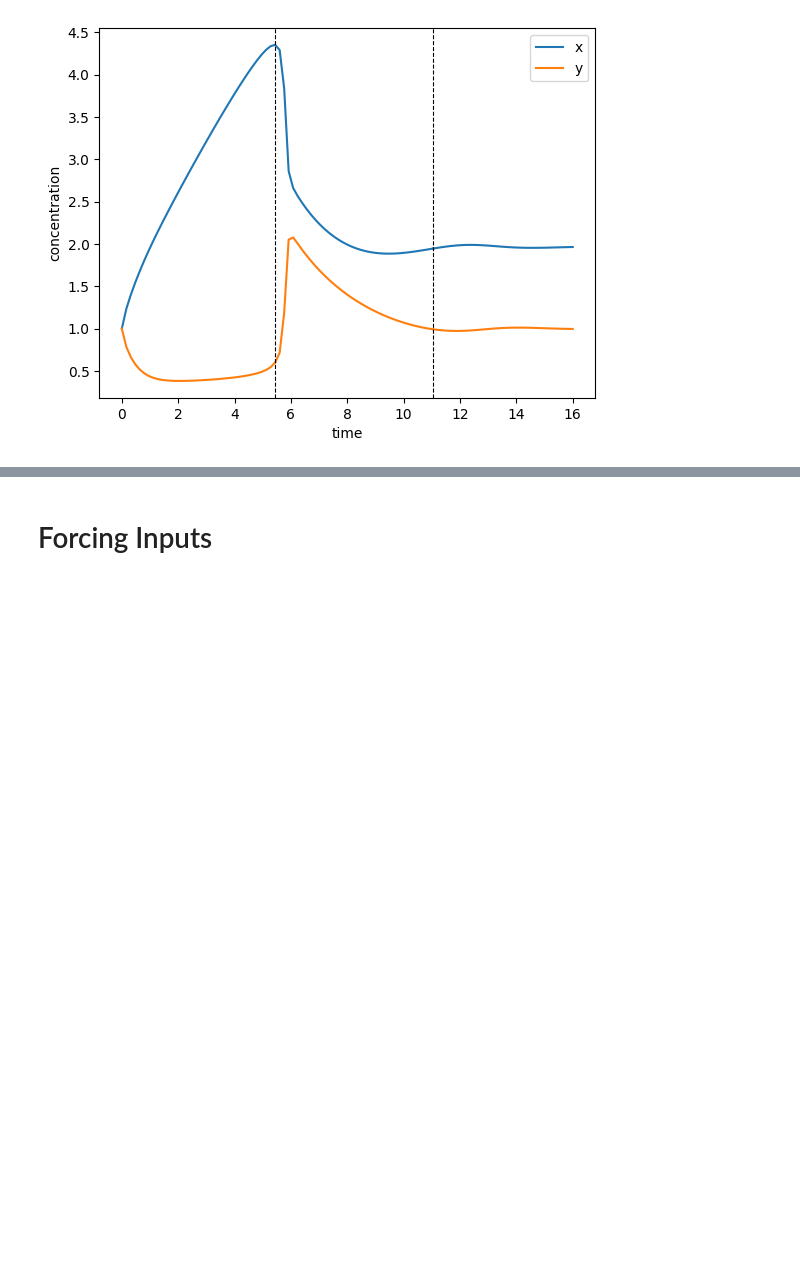
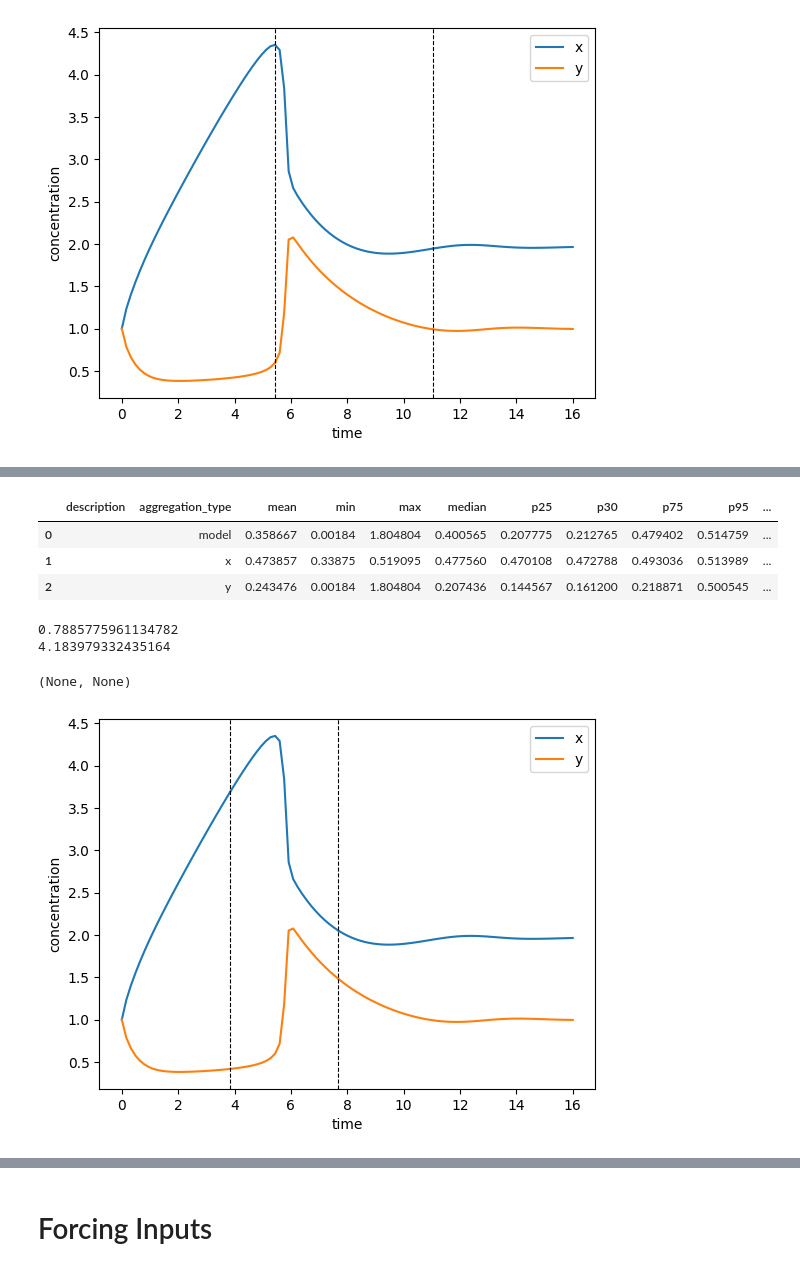
Before and after one commit to ModelEngineering/model_linearity_analysis, a Jupyter notebook: notebooks/score_analysis.ipynb, the cells around one changed output, grey strips where cells are left out. Drawn from its saved outputs; the diff is of its cells as text; code cells hidden in the pictures; blank space fills up the shorter version.

```diff
--- a/notebooks/score_analysis.ipynb
+++ b/notebooks/score_analysis.ipynb
@@ -94,0 +79,16 @@ lp.plotPrediction()
+# %%
+LinearPredictor(tc.trajectories[1], num_step=-1).score()
+# %% [output]
+|  | description | aggregation_type | mean | min | max | median | p25 | p30 | p75 | p95 | ... |
+| 0 |  | model | 0.358667 | 0.00184 | 1.804804 | 0.400565 | 0.207775 | 0.212765 | 0.479402 | 0.514759 | ... |
+| 1 |  | x | 0.473857 | 0.33875 | 0.519095 | 0.477560 | 0.470108 | 0.472788 | 0.493036 | 0.513989 | ... |
+| 2 |  | y | 0.243476 | 0.00184 | 1.804804 | 0.207436 | 0.144567 | 0.161200 | 0.218871 | 0.500545 | ... |
+# %%
+tc = TrajectoryCollection.autoSplit(trajectory, num_split=2)
+tc.plotTimecourse()
+print(LinearPredictor(tc.trajectories[0]).cost), print(LinearPredictor(tc.trajectories[1]).cost)
+# %% [output]
+0.7885775961134782
+4.183979332435164
+(None, None)
+[figure, added]
```
Also changed, not shown: parts of 11 cells of this notebook, 6 other files.
